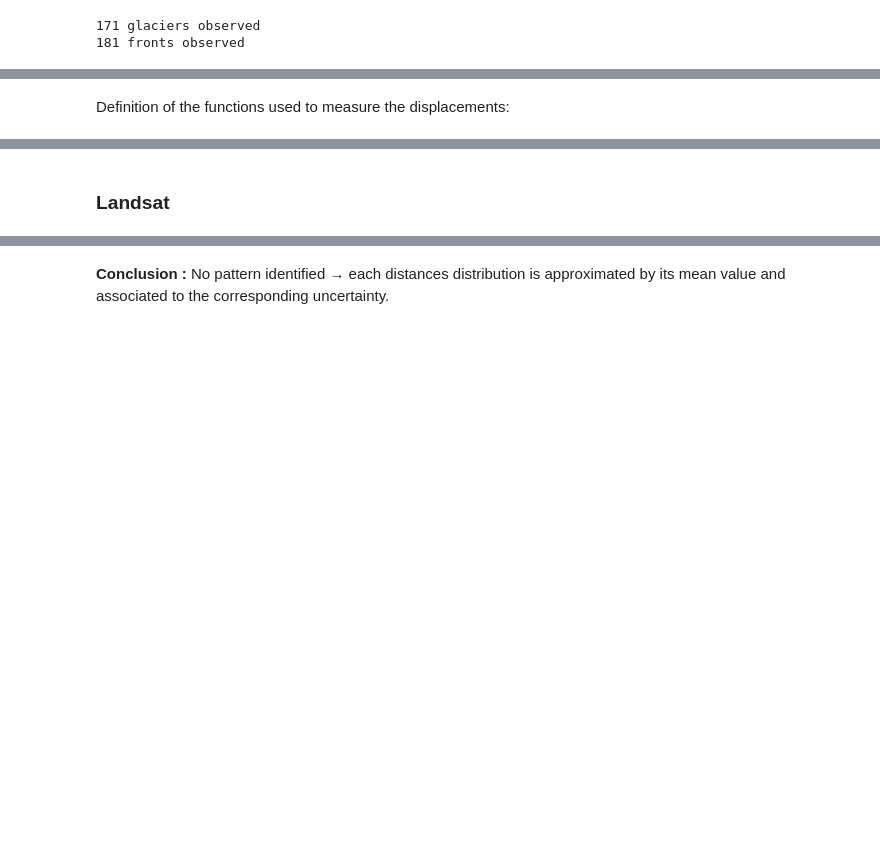
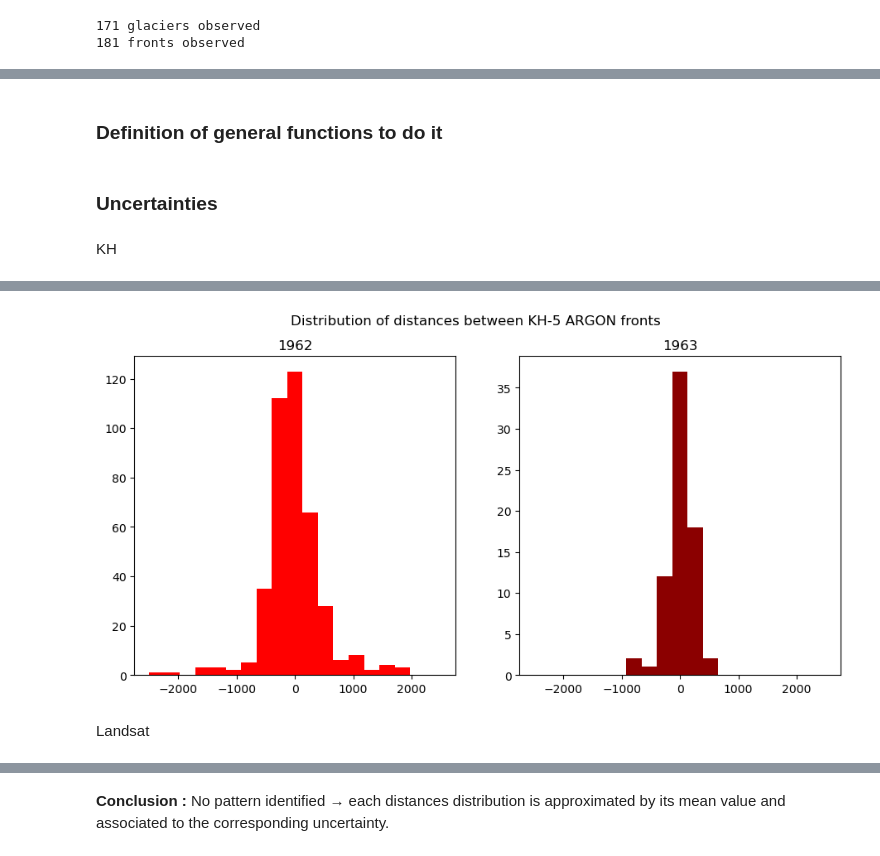
Before and after one commit to lorisdanjou/Svalbard_calving_fronts_1936-1978_data_analysis, a Jupyter notebook: results.ipynb, the cells around one changed output, grey strips where cells are left out. Drawn from its saved outputs; the diff is of its cells as text; code cells hidden in the pictures; blank space fills up the shorter version.

```diff
--- a/results.ipynb
+++ b/results.ipynb
@@ -216,10 +143,11 @@ points_interp.dropna(inplace=True)
 # points_interp
 points_interp.loc[:, "x21"] = points_interp.loc[:, "x2"] - points_interp.loc[:, "x1"]
 points_interp.loc[:, "y21"] = points_interp.loc[:, "y2"] - points_interp.loc[:, "y1"]
-points_interp.loc[:, "dot_prod"] = points_interp.loc[:, ["x21", "y21"]].apply(lambda z: z.x21 * u[0] + z.y21 * u[1], axis=1)
+dot_prod = points_interp.loc[:, ["x21", "y21"]].apply(lambda z: z.x21 * u[0] + z.y21 * u[1], axis=1)
+points_interp.loc[:, "dot_prod"] = dot_prod
 sgn = np.sign(points_interp.dot_prod.mean())
 
-print("direction :", sgn)
+print("distance from dot prod :", dot_prod.mean() , ", direction :", sgn)
 
 ## plots
 # fig, axs = plt.subplots(ncols=2, figsize=[10, 6])
@@ -255,5 +183,5 @@ direction : -1.0
 <matplotlib.collections.PathCollection at 0x...>
 [figure]
 # %% [markdown]
-Definition of the functions used to measure the displacements:
+### Definition of general functions to do it
 # %%
@@ -328,3 +347,7 @@ def distance(front1, front2, dir_1, dir_2):
+# %% [markdown]
+### Uncertainties
+# %% [markdown]
+KH
 # %%
 dists = []
 skip_count_len = 0
@@ -342,10 +365,9 @@ for timestamp in timestamps:
                 front2 = fronts.geometry.iloc[l]
                 dir_1 = fronts.front_dir.iloc[k]
                 dir_2 = fronts.front_dir.iloc[l]
-                # try:
                 dist, e = distance(front1, front2, dir_1, dir_2)
-                # except:
-                #     print(front_id, fronts.index[k], fronts.index[l])
+                if dist == np.nan:
+                    print(f"Warning: NaN distance for front_id {front_id}, timestamp {timestamp}, indices {k}, {l}")
                 if dist is not None:
                     dists_timestamp.append(dist)
                 elif e == 1:
@@ -370,3 +392,4 @@ axs[1].hist(dists[1], bins=np.linspace(-2500, 2500, 20), color="darkred")
 axs[1].set_title(timestamps[1].strftime("%Y"))
 fig.suptitle("Distribution of distances between KH-5 ARGON fronts")
 fig.savefig("images/KH-5_ARGON_fonts_accuracy.png", bbox_inches="tight")
+# %% [output]
@@ -373,5 +399,6 @@ fig.savefig("images/KH-5_ARGON_fonts_accuracy.png", bbox_inches="tight")
+[figure, added]
-# %% [markdown]
-### Landsat
+# %% [markdown]
+Landsat
 # %%
 def get_year(timestamp):
     return timestamp.year
```
Also changed, not shown: parts of 37 cells of this notebook, 3 other files.
